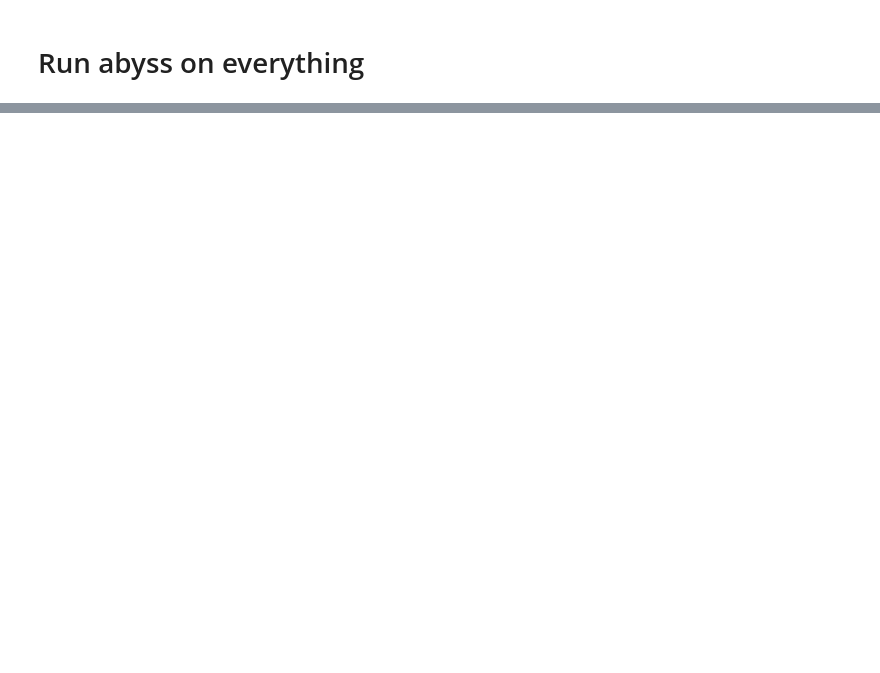
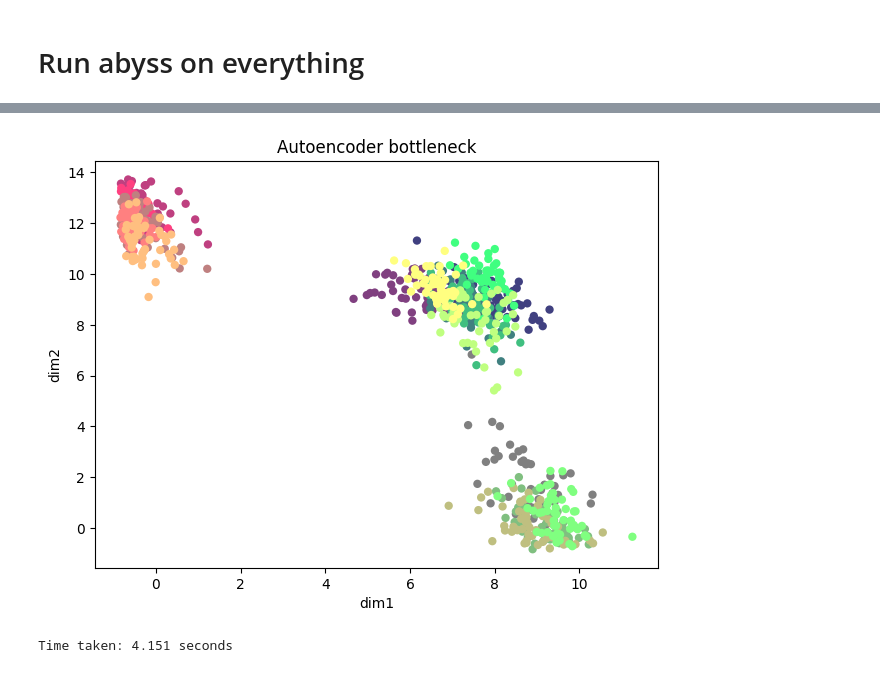
Before and after one commit to mat2m10/abyss_simulation, a Jupyter notebook: 06 Abyss lower dimensionnality.ipynb, the cells around one changed output, grey strips where cells are left out. Drawn from its saved outputs; the diff is of its cells as text; code cells hidden in the pictures; blank space fills up the shorter version.

```diff
--- a/06 Abyss lower dimensionnality.ipynb
+++ b/06 Abyss lower dimensionnality.ipynb
@@ -75,6 +75,6 @@ common_threshold_H = float(dict['common_threshold_H'])
 number_of_snps = (G*L)/2 # one loci per chromosome
 number_of_individuals = c*k*k
 # %%
-very_rare = pd.read_pickle(f"data/G{G}_L{L}_c{c}_k{k}_M{M}/genotype/02_veryrare_genotype_AF_{very_rare_threshold_L}_{very_rare_threshold_H}.pkl")
-rare = pd.read_pickle(f"data/G{G}_L{L}_c{c}_k{k}_M{M}/genotype/02_rare_genotype_AF_{rare_threshold_L}_{rare_threshold_H}.pkl")
-common = pd.read_pickle(f"data/G{G}_L{L}_c{c}_k{k}_M{M}/genotype/02_common_genotype_AF_{common_threshold_L}_{common_threshold_H}.pkl")
+very_rare = pd.read_pickle(f"data/G{G}_L{L}_c{c}_k{k}_M{M}_HWE{HWE}/genotype/01_veryrare_genotype_AF_{very_rare_threshold_L}_{very_rare_threshold_H}.pkl")
+rare = pd.read_pickle(f"data/G{G}_L{L}_c{c}_k{k}_M{M}_HWE{HWE}/genotype/01_rare_genotype_AF_{rare_threshold_L}_{rare_threshold_H}.pkl")
+common = pd.read_pickle(f"data/G{G}_L{L}_c{c}_k{k}_M{M}_HWE{HWE}/genotype/01_common_genotype_AF_{common_threshold_L}_{common_threshold_H}.pkl")
@@ -188,22 +202,34 @@ autoencoder, bottleneck_model, history = abyss(complete, complete, bottleneck_nr
 # %%
 bottle_2dim = pd.DataFrame(data=bottleneck_model(complete), columns = dim_labels)
 # %%
-populations = pd.read_pickle(f"data/G{G}_L{L}_c{c}_k{k}_M{M}/phenotype/01_population_structure.pkl")
+populations = pd.read_pickle(f"data/G{G}_L{L}_c{c}_k{k}_M{M}_HWE{HWE}/phenotype/01_population_structure.pkl")
 colors = [map_to_color(x, y, z, populations) for x, y, z in zip(populations['x'], populations['y'], populations['z'])]
 sns.scatterplot(x='dim1', y='dim2', data=bottle_2dim, color=colors, linewidth=0)
 
 # Adjust layout
 plt.tight_layout()
 plt.title(f"Autoencoder bottleneck")
 
 # Show the plots
 plt.show()
+# %% [output]
+[figure, added]
 # %%
 bottleneck_nr = 64 # for clustering
 epoch = 300
 patience = 10
 dim_labels = [f"dim{i}" for i in range(1, bottleneck_nr + 1)]
+# start timer
+start_time = time.time()
 autoencoder, bottleneck_model, history = abyss(complete, complete, bottleneck_nr, epoch, patience)
+# end timer
+end_time = time.time()
+
+# Calculate the elapsed time
+elapsed_time = np.round(end_time - start_time,3)
+print(f"Time taken: {elapsed_time} seconds")
+# %% [output]
+Time taken: 4.151 seconds
 # %%
 bottle = pd.DataFrame(data=bottleneck_model(complete), columns = dim_labels)
 # %%
```
Also changed, not shown: parts of 7 cells of this notebook, 3 other files.
